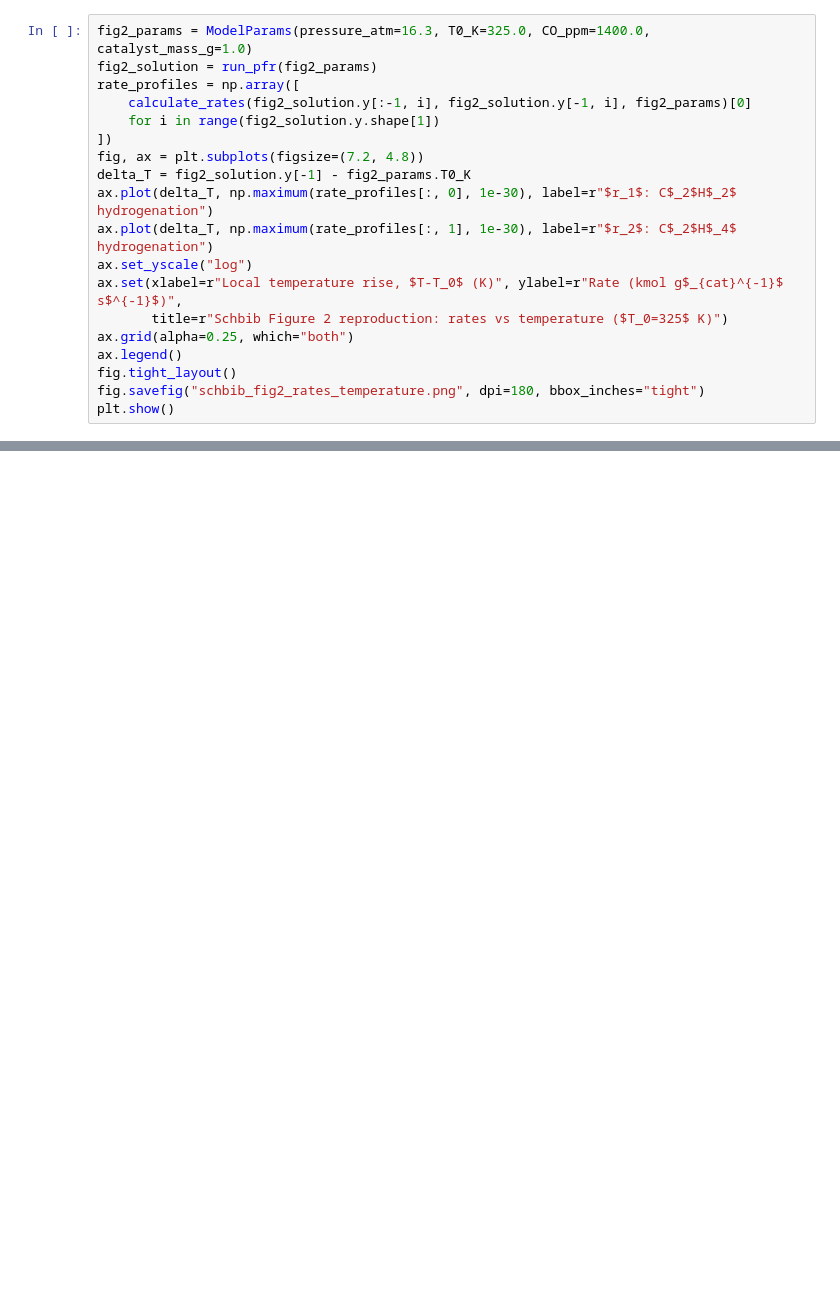
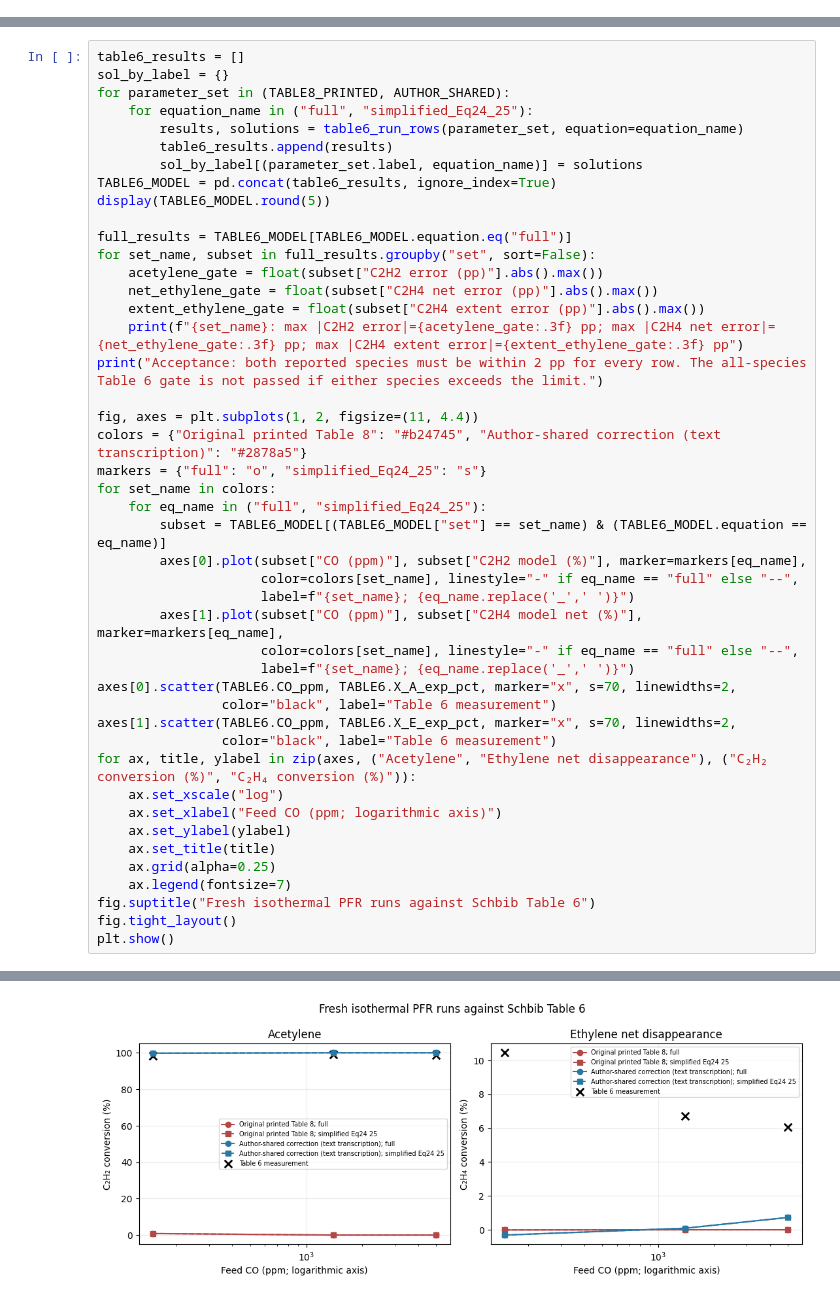
Before and after one commit to AsapLoso/BEP-Catalysis, a Jupyter notebook: notebooks/benchmarks/schbib_1996_steady_state.ipynb, the cells around one changed output, grey strips where cells are left out. Drawn from its saved outputs; the diff is of its cells as text; blank space fills up the shorter version.

Commit message:
audit(schbib): add source-verified PFR benchmark results

```diff
--- a/notebooks/benchmarks/schbib_1996_steady_state.ipynb
+++ b/notebooks/benchmarks/schbib_1996_steady_state.ipynb
@@ -310,19 +0,0 @@ The source caption specifies an adiabatic run with Table 3 feed, (T_0=325) K, (P
-# %%
-fig2_params = ModelParams(pressure_atm=16.3, T0_K=325.0, CO_ppm=1400.0, catalyst_mass_g=1.0)
-fig2_solution = run_pfr(fig2_params)
-rate_profiles = np.array([
-    calculate_rates(fig2_solution.y[:-1, i], fig2_solution.y[-1, i], fig2_params)[0]
-    for i in range(fig2_solution.y.shape[1])
-])
-fig, ax = plt.subplots(figsize=(7.2, 4.8))
-delta_T = fig2_solution.y[-1] - fig2_params.T0_K
-ax.plot(delta_T, np.maximum(rate_profiles[:, 0], 1e-30), label=r"$r_1$: C$_2$H$_2$ hydrogenation")
-ax.plot(delta_T, np.maximum(rate_profiles[:, 1], 1e-30), label=r"$r_2$: C$_2$H$_4$ hydrogenation")
-ax.set_yscale("log")
-ax.set(xlabel=r"Local temperature rise, $T-T_0$ (K)", ylabel=r"Rate (kmol g$_{cat}^{-1}$ s$^{-1}$)",
-       title=r"Schbib Figure 2 reproduction: rates vs temperature ($T_0=325$ K)")
-ax.grid(alpha=0.25, which="both")
-ax.legend()
-fig.tight_layout()
-fig.savefig("schbib_fig2_rates_temperature.png", dpi=180, bbox_inches="tight")
-plt.show()
@@ -401,0 +395,46 @@ The axial coordinate also depends on the documented effective-density convention
+# %%
+table6_results = []
+sol_by_label = {}
+for parameter_set in (TABLE8_PRINTED, AUTHOR_SHARED):
+    for equation_name in ("full", "simplified_Eq24_25"):
+        results, solutions = table6_run_rows(parameter_set, equation=equation_name)
+        table6_results.append(results)
+        sol_by_label[(parameter_set.label, equation_name)] = solutions
+TABLE6_MODEL = pd.concat(table6_results, ignore_index=True)
+display(TABLE6_MODEL.round(5))
+
+full_results = TABLE6_MODEL[TABLE6_MODEL.equation.eq("full")]
+for set_name, subset in full_results.groupby("set", sort=False):
+    acetylene_gate = float(subset["C2H2 error (pp)"].abs().max())
+    net_ethylene_gate = float(subset["C2H4 net error (pp)"].abs().max())
+    extent_ethylene_gate = float(subset["C2H4 extent error (pp)"].abs().max())
+    print(f"{set_name}: max |C2H2 error|={acetylene_gate:.3f} pp; max |C2H4 net error|={net_ethylene_gate:.3f} pp; max |C2H4 extent error|={extent_ethylene_gate:.3f} pp")
+print("Acceptance: both reported species must be within 2 pp for every row. The all-species Table 6 gate is not passed if either species exceeds the limit.")
+
+fig, axes = plt.subplots(1, 2, figsize=(11, 4.4))
+colors = {"Original printed Table 8": "#b24745", "Author-shared correction (text transcription)": "#2878a5"}
+markers = {"full": "o", "simplified_Eq24_25": "s"}
+for set_name in colors:
+    for eq_name in ("full", "simplified_Eq24_25"):
+        subset = TABLE6_MODEL[(TABLE6_MODEL["set"] == set_name) & (TABLE6_MODEL.equation == eq_name)]
+        axes[0].plot(subset["CO (ppm)"], subset["C2H2 model (%)"], marker=markers[eq_name],
+                     color=colors[set_name], linestyle="-" if eq_name == "full" else "--",
+                     label=f"{set_name}; {eq_name.replace('_',' ')}")
+        axes[1].plot(subset["CO (ppm)"], subset["C2H4 model net (%)"], marker=markers[eq_name],
+                     color=colors[set_name], linestyle="-" if eq_name == "full" else "--",
+                     label=f"{set_name}; {eq_name.replace('_',' ')}")
+axes[0].scatter(TABLE6.CO_ppm, TABLE6.X_A_exp_pct, marker="x", s=70, linewidths=2,
+                color="black", label="Table 6 measurement")
+axes[1].scatter(TABLE6.CO_ppm, TABLE6.X_E_exp_pct, marker="x", s=70, linewidths=2,
+                color="black", label="Table 6 measurement")
+for ax, title, ylabel in zip(axes, ("Acetylene", "Ethylene net disappearance"), ("C₂H₂ conversion (%)", "C₂H₄ conversion (%)")):
+    ax.set_xscale("log")
+    ax.set_xlabel("Feed CO (ppm; logarithmic axis)")
+    ax.set_ylabel(ylabel)
+    ax.set_title(title)
+    ax.grid(alpha=0.25)
+    ax.legend(fontsize=7)
+fig.suptitle("Fresh isothermal PFR runs against Schbib Table 6")
+fig.tight_layout()
+plt.show()
+# %% [output]
@@ -401,0 +457 @@ The axial coordinate also depends on the documented effective-density convention
+[figure, added]
```
Also changed, not shown: parts of 37 cells of this notebook, 9 other files.
